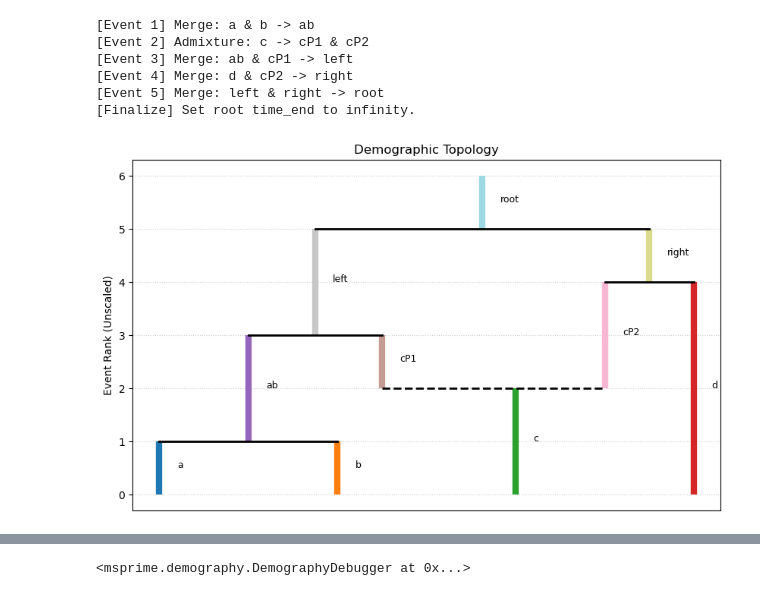
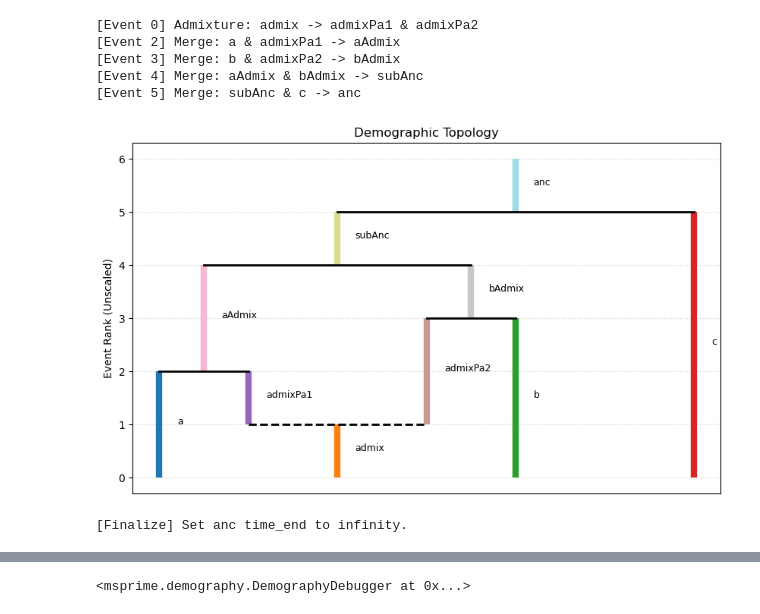
Before and after one commit to QiiiiiC/admix_stan, a Jupyter notebook: new_pipeline/example_usage.ipynb, the cells around one changed output, grey strips where cells are left out. Cells and saved outputs as stored; diff of their text form; code cells hidden in the pictures.

```diff
--- a/new_pipeline/example_usage.ipynb
+++ b/new_pipeline/example_usage.ipynb
@@ -52,18 +5,41 @@ d.plot_demography(scale = False)
-# %%
-d = DemographicTopology(['a', 'b', 'c', 'd'])
-d.add_merge_event('a', 'b', 'ab')
-d.add_admixture_event('c', 'cP1', 'cP2')
-d.add_merge_event('ab', 'cP1', 'left')
-d.add_merge_event('d', 'cP2', 'right')
-d.add_merge_event('left', 'right', 'root')
-d.finalize_root()
-
-d.plot_demography(scale = False)
-# %% [output]
-[Event 1] Merge: a & b -> ab
-[Event 2] Admixture: c -> cP1 & cP2
-[Event 3] Merge: ab & cP1 -> left
-[Event 4] Merge: d & cP2 -> right
-[Event 5] Merge: left & right -> root
-[Finalize] Set root time_end to infinity.
-[figure, removed]
+# %%
+## Defining Topology
+dem = DemographicTopology(['a', 'admix', 'b', 'c'])
+
+dem.add_admixture_event('admix', 'admixPa1', 'admixPa2') # Admixture event: from Admix to Admixpa1 and Admixpa2
+dem.add_merge_event('a', 'admixPa1', 'aAdmix')  # Merge event: from A and Admixpa1 to Aadmix
+dem.add_merge_event('b', 'admixPa2', 'bAdmix')
+dem.add_merge_event('aAdmix', 'bAdmix', 'subAnc')
+dem.add_merge_event('subAnc', 'c', 'anc')
+# %% [output]
+[Event 0] Admixture: admix -> admixPa1 & admixPa2
+[Event 2] Merge: a & admixPa1 -> aAdmix
+[Event 3] Merge: b & admixPa2 -> bAdmix
+[Event 4] Merge: aAdmix & bAdmix -> subAnc
+[Event 5] Merge: subAnc & c -> anc
+# %%
+# Under scale = False, you can plot the graph without knowing the parameters.
+dem.plot_demography(scale = False)
+# %% [output]
+[figure, added]
+# %%
+# Effective Population Sizes
+dem.set_node_ne('a', 3000)
+dem.set_node_ne('b', 3000)
+dem.set_node_ne('c', 3000)
+dem.set_node_ne('admix', 3000)
+dem.set_node_ne('admixPa1', 3000)
+dem.set_node_ne('admixPa2', 3000)
+dem.set_node_ne('aAdmix', 3000)
+dem.set_node_ne('bAdmix', 3000)
+dem.set_node_ne('subAnc', 3000)
+dem.set_node_ne('anc', 3000)
+
+dem.set_admixture_parameters('admix',20, 0.75, 'admixPa1')
+dem.set_merge_time('aAdmix', 30)
+dem.set_merge_time('bAdmix', 40)
+dem.set_merge_time('subAnc',200)
+dem.set_merge_time('anc', 500)
+dem.finalize_root()
+# %% [output]
+[Finalize] Set anc time_end to infinity.
```
Also changed, not shown: parts of 9 cells of this notebook, 42 other files.
